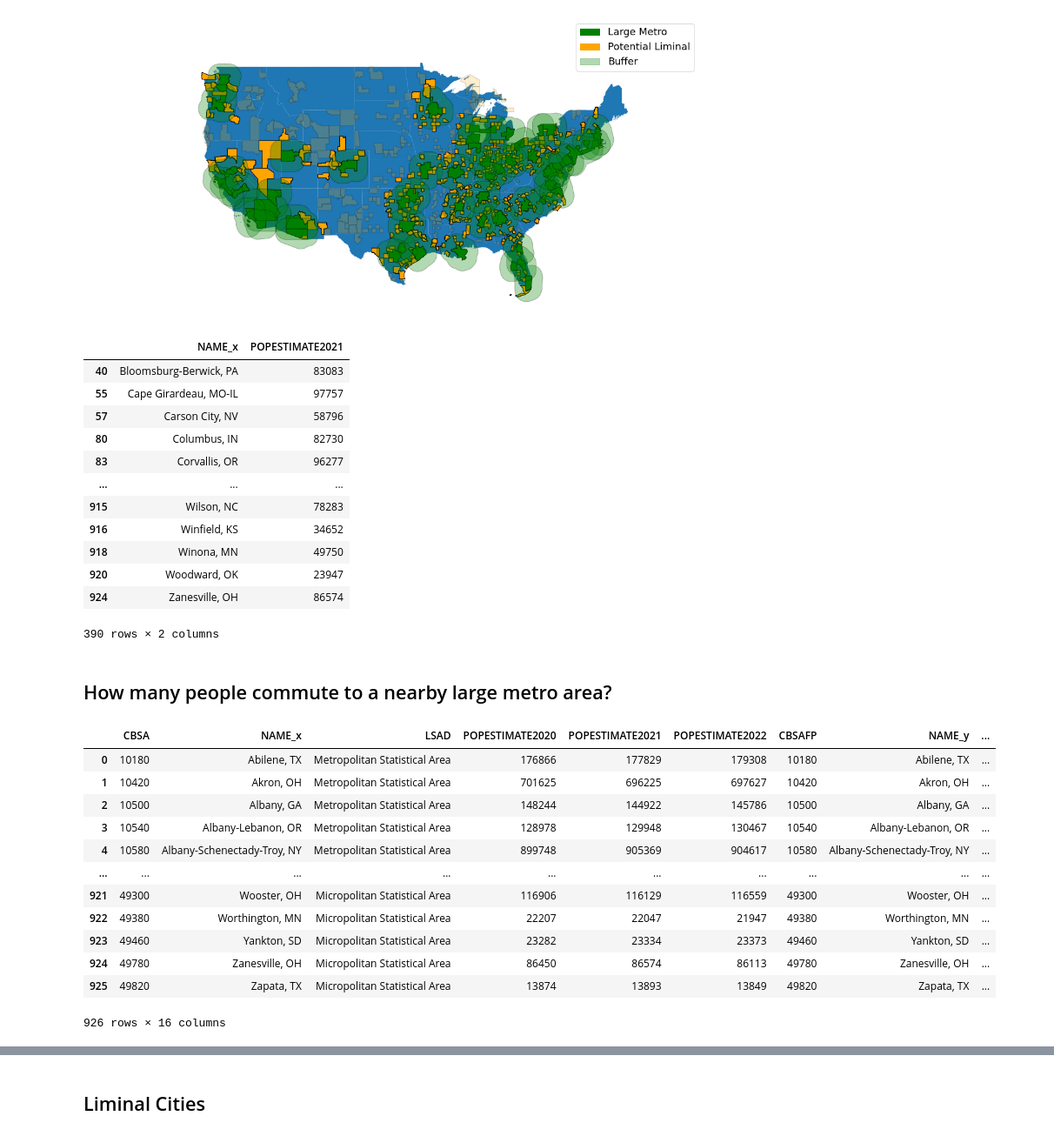
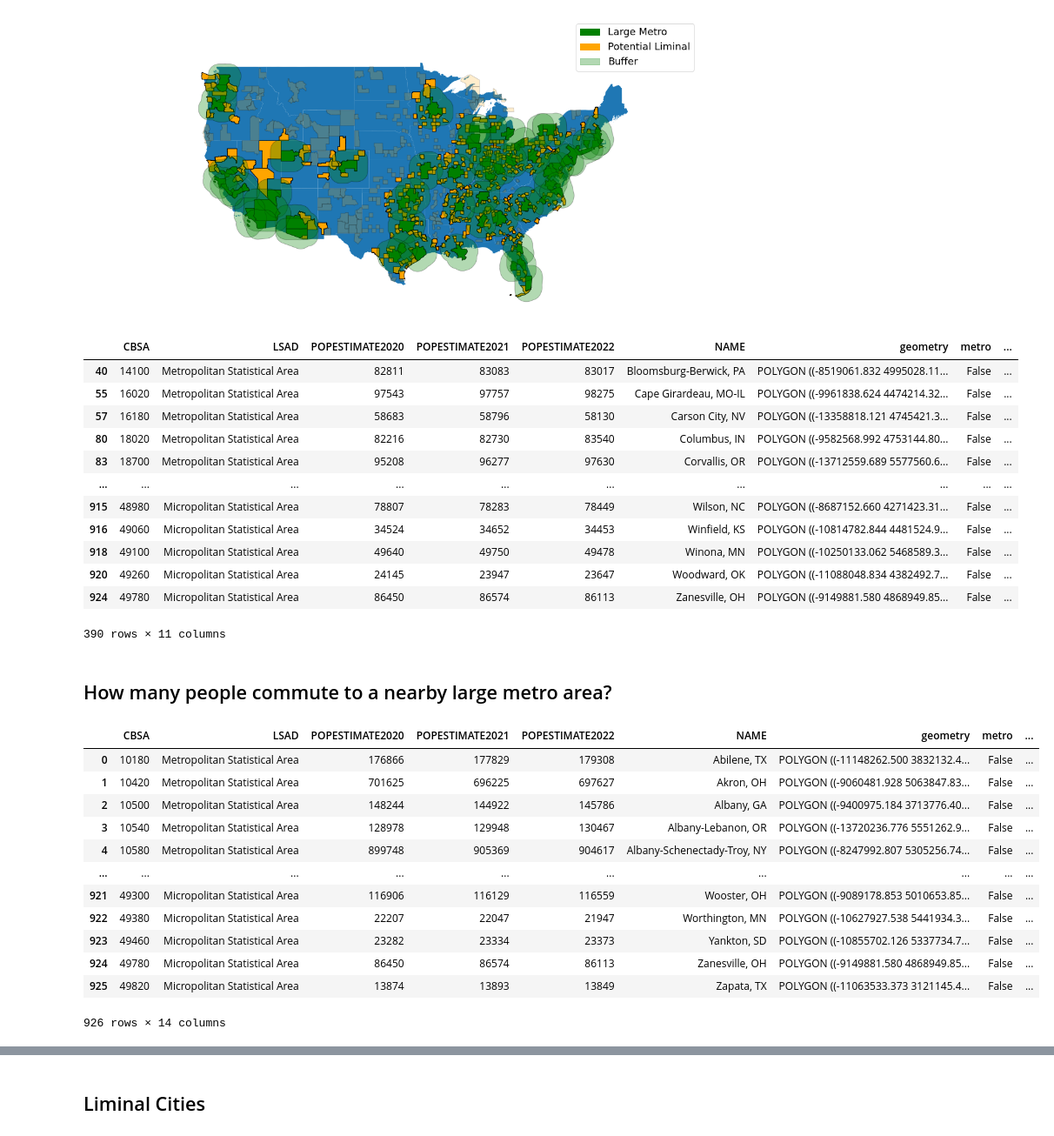
Before and after one commit to ElliottGAbel/Liminal_Cities, a Jupyter notebook: project.ipynb, the cells around one changed output, grey strips where cells are left out. Shown at 87% size. Saved outputs shown, nothing was run; the diff lists cells and outputs as text; code cells hidden in the pictures.

```diff
--- a/project.ipynb
+++ b/project.ipynb
@@ -15,7 +15,7 @@ import folium
 # Load data
 # %%
 dataFolder = '/work/group/egodat/reu23_clark/data'
-LODESYear = '19'
+LODESYear = '20'
 # %%
 #Annual Resident Population Estimates for Metropolitan/Micropolitan Statistical Areas (https://www.census.gov/data/tables/time-series/demo/popest/2020s-total-metro-and-micro-statistical-areas.html first dataset)
 
@@ -306,7 +306,10 @@ Name: S000, Length: 928, dtype: float64
 ## Main gdf table with data for every CBSA
 # %%
 popDataM = popData[((popData['LSAD'] == 'Metropolitan Statistical Area') | (popData['LSAD'] == 'Micropolitan Statistical Area'))]
+popDataM = popDataM.drop(columns='NAME') #Do not need to store two copys of name
+
 gdf = pd.merge(popDataM, CBSAs, left_on="CBSA", right_on="CBSAFP", how="inner")
+gdf = gdf.drop(columns='CBSAFP') #No need for CBSAFP and CBSA
 gdf = geopandas.GeoDataFrame(gdf)
 gdf
 # %% [output]
@@ -388,54 +391,54 @@ plt.show()
 [figure]
 # %%
 #Possible liminal places
-gdf[gdf['micro'] & gdf['inBuff']][['NAME_x', 'POPESTIMATE2021']]
+gdf[gdf['micro'] & gdf['inBuff']]
 # %% [output]
-|  | NAME_x | POPESTIMATE2021 |
-| 40 | Bloomsburg-Berwick, PA | 83083 |
-| 55 | Cape Girardeau, MO-IL | 97757 |
-| 57 | Carson City, NV | 58796 |
-| 80 | Columbus, IN | 82730 |
-| 83 | Corvallis, OR | 96277 |
-| ... | ... | ... |
-| 915 | Wilson, NC | 78283 |
-| 916 | Winfield, KS | 34652 |
-| 918 | Winona, MN | 49750 |
-| 920 | Woodward, OK | 23947 |
-| 924 | Zanesville, OH | 86574 |
+|  | CBSA | LSAD | POPESTIMATE2020 | POPESTIMATE2021 | POPESTIMATE2022 | NAME | geometry | metro | ... |
+| 40 | 14100 | Metropolitan Statistical Area | 82811 | 83083 | 83017 | Bloomsburg-Berwick, PA | POLYGON ((-8519061.832 4995028.11... | False | ... |
+| 55 | 16020 | Metropolitan Statistical Area | 97543 | 97757 | 98275 | Cape Girardeau, MO-IL | POLYGON ((-9961838.624 4474214.32... | False | ... |
+| 57 | 16180 | Metropolitan Statistical Area | 58683 | 58796 | 58130 | Carson City, NV | POLYGON ((-13358818.121 4745421.3... | False | ... |
+| 80 | 18020 | Metropolitan Statistical Area | 82216 | 82730 | 83540 | Columbus, IN | POLYGON ((-9582568.992 4753144.80... | False | ... |
+| 83 | 18700 | Metropolitan Statistical Area | 95208 | 96277 | 97630 | Corvallis, OR | POLYGON ((-13712559.689 5577560.6... | False | ... |
+| ... | ... | ... | ... | ... | ... | ... | ... | ... | ... |
+| 915 | 48980 | Micropolitan Statistical Area | 78807 | 78283 | 78449 | Wilson, NC | POLYGON ((-8687152.660 4271423.31... | False | ... |
+| 916 | 49060 | Micropolitan Statistical Area | 34524 | 34652 | 34453 | Winfield, KS | POLYGON ((-10814782.844 4481524.9... | False | ... |
+| 918 | 49100 | Micropolitan Statistical Area | 49640 | 49750 | 49478 | Winona, MN | POLYGON ((-10250133.062 5468589.3... | False | ... |
+| 920 | 49260 | Micropolitan Statistical Area | 24145 | 23947 | 23647 | Woodward, OK | POLYGON ((-11088048.834 4382492.7... | False | ... |
+| 924 | 49780 | Micropolitan Statistical Area | 86450 | 86574 | 86113 | Zanesville, OH | POLYGON ((-9149881.580 4868949.85... | False | ... |
-390 rows × 2 columns
+390 rows × 11 columns
 # %% [markdown]
 ## How many people commute to a nearby large metro area?
 # %%
 def countCommuteBuff(row):
     count = 0
-    microId = row['CBSAFP']
+    microId = row['CBSA']
     for _, metro in gdf[gdf['metro']].iterrows():
         if metro['buff'].intersects(row['geometry']):
-            metroId = metro['CBSAFP']
+            metroId = metro['CBSA']
             try:
                 count += odTable[microId, metroId]
             except KeyError:
                 pass
     return count
 
 gdf['commuteBuffCount'] = gdf.apply(countCommuteBuff, axis=1)
-gdf['workingPop'] = gdf['CBSAFP'].apply(lambda cbsa: workingPop.get(cbsa, float('nan')))
+gdf['workingPop'] = gdf['CBSA'].apply(lambda cbsa: workingPop.get(cbsa, float('nan')))
 gdf['commutePercent'] = gdf['commuteBuffCount'] / gdf['workingPop'] * 100
 gdf
 # %% [output]
-|  | CBSA | NAME_x | LSAD | POPESTIMATE2020 | POPESTIMATE2021 | POPESTIMATE2022 | CBSAFP | NAME_y | ... |
-| 0 | 10180 | Abilene, TX | Metropolitan Statistical Area | 176866 | 177829 | 179308 | 10180 | Abilene, TX | ... |
-| 1 | 10420 | Akron, OH | Metropolitan Statistical Area | 701625 | 696225 | 697627 | 10420 | Akron, OH | ... |
-| 2 | 10500 | Albany, GA | Metropolitan Statistical Area | 148244 | 144922 | 145786 | 10500 | Albany, GA | ... |
-| 3 | 10540 | Albany-Lebanon, OR | Metropolitan Statistical Area | 128978 | 129948 | 130467 | 10540 | Albany-Lebanon, OR | ... |
-| 4 | 10580 | Albany-Schenectady-Troy, NY | Metropolitan Statistical Area | 899748 | 905369 | 904617 | 10580 | Albany-Schenectady-Troy, NY | ... |
+|  | CBSA | LSAD | POPESTIMATE2020 | POPESTIMATE2021 | POPESTIMATE2022 | NAME | geometry | metro | ... |
+| 0 | 10180 | Metropolitan Statistical Area | 176866 | 177829 | 179308 | Abilene, TX | POLYGON ((-11148262.500 3832132.4... | False | ... |
+| 1 | 10420 | Metropolitan Statistical Area | 701625 | 696225 | 697627 | Akron, OH | POLYGON ((-9060481.928 5063847.83... | False | ... |
+| 2 | 10500 | Metropolitan Statistical Area | 148244 | 144922 | 145786 | Albany, GA | POLYGON ((-9400975.184 3713776.40... | False | ... |
+| 3 | 10540 | Metropolitan Statistical Area | 128978 | 129948 | 130467 | Albany-Lebanon, OR | POLYGON ((-13720236.776 5551262.9... | False | ... |
+| 4 | 10580 | Metropolitan Statistical Area | 899748 | 905369 | 904617 | Albany-Schenectady-Troy, NY | POLYGON ((-8247992.807 5305256.74... | False | ... |
 | ... | ... | ... | ... | ... | ... | ... | ... | ... | ... |
-| 921 | 49300 | Wooster, OH | Micropolitan Statistical Area | 116906 | 116129 | 116559 | 49300 | Wooster, OH | ... |
-| 922 | 49380 | Worthington, MN | Micropolitan Statistical Area | 22207 | 22047 | 21947 | 49380 | Worthington, MN | ... |
-| 923 | 49460 | Yankton, SD | Micropolitan Statistical Area | 23282 | 23334 | 23373 | 49460 | Yankton, SD | ... |
-| 924 | 49780 | Zanesville, OH | Micropolitan Statistical Area | 86450 | 86574 | 86113 | 49780 | Zanesville, OH | ... |
-| 925 | 49820 | Zapata, TX | Micropolitan Statistical Area | 13874 | 13893 | 13849 | 49820 | Zapata, TX | ... |
+| 921 | 49300 | Micropolitan Statistical Area | 116906 | 116129 | 116559 | Wooster, OH | POLYGON ((-9089178.853 5010653.85... | False | ... |
+| 922 | 49380 | Micropolitan Statistical Area | 22207 | 22047 | 21947 | Worthington, MN | POLYGON ((-10627927.538 5441934.3... | False | ... |
+| 923 | 49460 | Micropolitan Statistical Area | 23282 | 23334 | 23373 | Yankton, SD | POLYGON ((-10855702.126 5337734.7... | False | ... |
+| 924 | 49780 | Micropolitan Statistical Area | 86450 | 86574 | 86113 | Zanesville, OH | POLYGON ((-9149881.580 4868949.85... | False | ... |
+| 925 | 49820 | Micropolitan Statistical Area | 13874 | 13893 | 13849 | Zapata, TX | POLYGON ((-11063533.373 3121145.4... | False | ... |
-926 rows × 16 columns
+926 rows × 14 columns
 # %%
 ax = plotUS()
 gdf[gdf['metro']].plot(ax=ax, color="green", edgecolor="black", linewidth=1)
```
Also changed, not shown: parts of 12 cells of this notebook, 6 other files.
